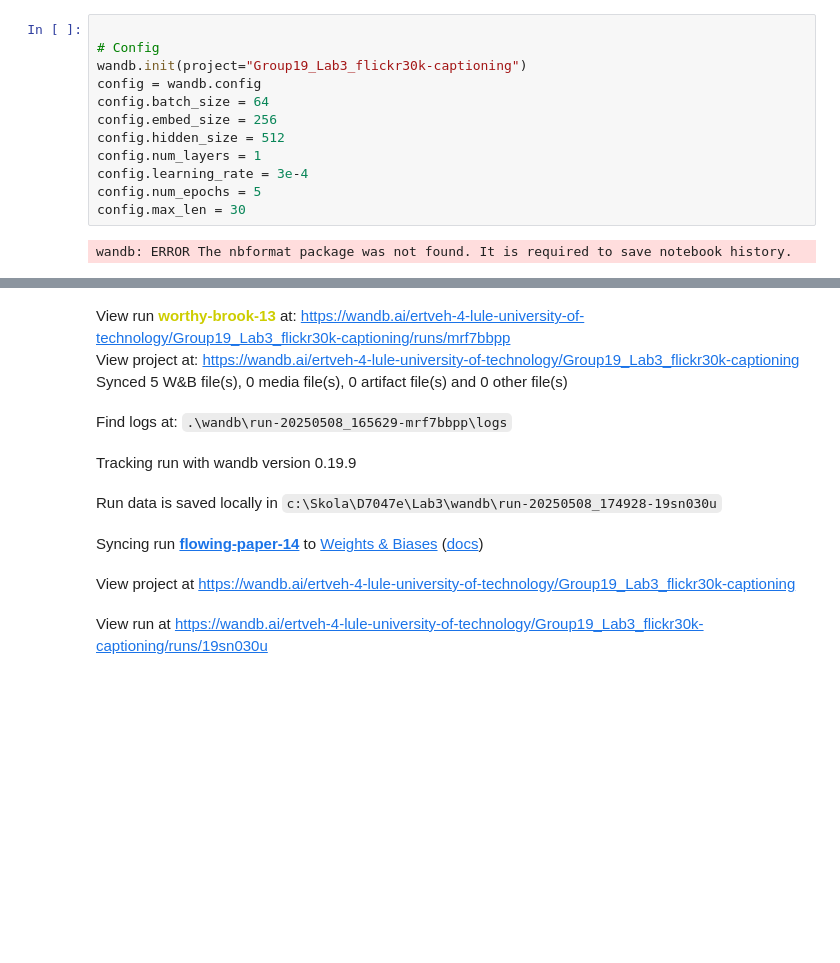
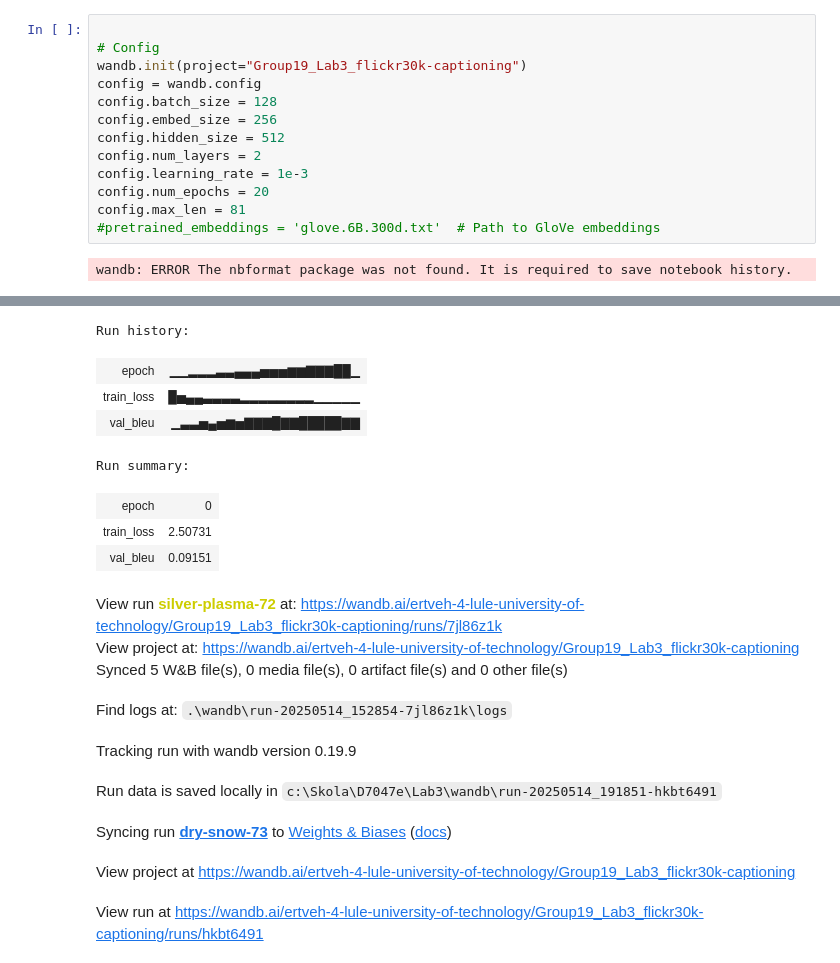
Before and after one commit to SindongSamsaraSamsalibab/Team-19, a Jupyter notebook: Lab 3/ImgToTxt_V2.ipynb, the cells around one changed output, grey strips where cells are left out. Saved outputs shown, nothing was run; the diff lists cells and outputs as text; blank space fills up the shorter version.

```diff
--- a/Lab 3/ImgToTxt_V2.ipynb
+++ b/Lab 3/ImgToTxt_V2.ipynb
@@ -26,27 +28,36 @@ device = torch.device('cuda' if torch.cuda.is_available() else 'cpu')
 # %%
 
 # Config
 wandb.init(project="Group19_Lab3_flickr30k-captioning")
 config = wandb.config
-config.batch_size = 64
+config.batch_size = 128
 config.embed_size = 256
 config.hidden_size = 512
-config.num_layers = 1
-config.learning_rate = 3e-4
-config.num_epochs = 5
-config.max_len = 30
+config.num_layers = 2
+config.learning_rate = 1e-3
+config.num_epochs = 20
+config.max_len = 81
+#pretrained_embeddings = 'glove.6B.300d.txt'  # Path to GloVe embeddings
 # %% [output]
 wandb: ERROR The nbformat package was not found. It is required to save notebook history.
 [interactive output not drawn]
+Run history:
+| epoch | ▁▁▂▂▂▃▃▄▄▄▅▅▅▆▆▇▇▇██▁ |
+| train_loss | █▅▄▄▃▃▃▃▂▂▂▂▂▂▂▂▁▁▁▁▁ |
+| val_bleu | ▁▃▃▅▄▅▆▅▇▇▇█▇▇█████▇▇ |
+Run summary:
+| epoch | 0 |
+| train_loss | 2.50731 |
+| val_bleu | 0.09151 |
-View run worthy-brook-13 at: https://wandb.ai/ertveh-4-lule-university-of-technology/Group19_Lab3_flickr30k-captioning/runs/mrf7bbpp
+View run silver-plasma-72 at: https://wandb.ai/ertveh-4-lule-university-of-technology/Group19_Lab3_flickr30k-captioning/runs/7jl86z1k
 View project at: https://wandb.ai/ertveh-4-lule-university-of-technology/Group19_Lab3_flickr30k-captioning
 Synced 5 W&B file(s), 0 media file(s), 0 artifact file(s) and 0 other file(s)
-Find logs at: .\wandb\run-20250508_165629-mrf7bbpp\logs
+Find logs at: .\wandb\run-20250514_152854-7jl86z1k\logs
 Tracking run with wandb version 0.19.9
-Run data is saved locally in c:\Skola\D7047e\Lab3\wandb\run-20250508_174928-19sn030u
+Run data is saved locally in c:\Skola\D7047e\Lab3\wandb\run-20250514_191851-hkbt6491
-Syncing run flowing-paper-14 to Weights & Biases (docs)
+Syncing run dry-snow-73 to Weights & Biases (docs)
 View project at https://wandb.ai/ertveh-4-lule-university-of-technology/Group19_Lab3_flickr30k-captioning
-View run at https://wandb.ai/ertveh-4-lule-university-of-technology/Group19_Lab3_flickr30k-captioning/runs/19sn030u
+View run at https://wandb.ai/ertveh-4-lule-university-of-technology/Group19_Lab3_flickr30k-captioning/runs/hkbt6491
 # %%
 
 # --- Dataset and Preprocessing ---
```
Also changed, not shown: parts of 9 cells of this notebook.
